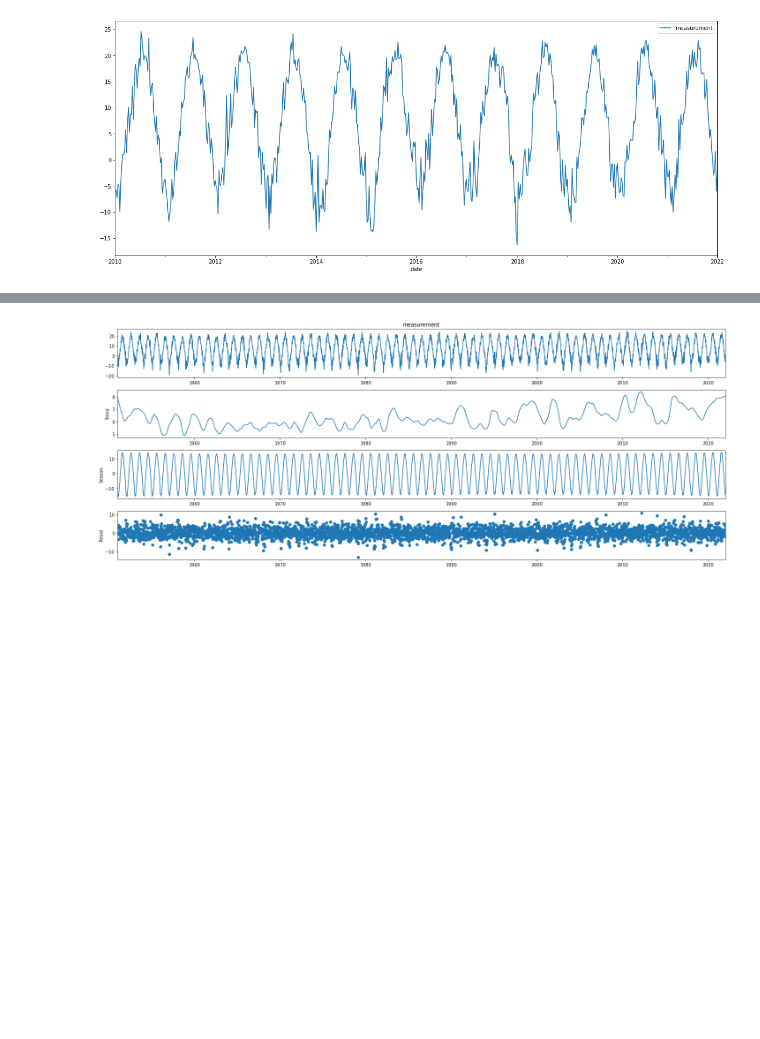
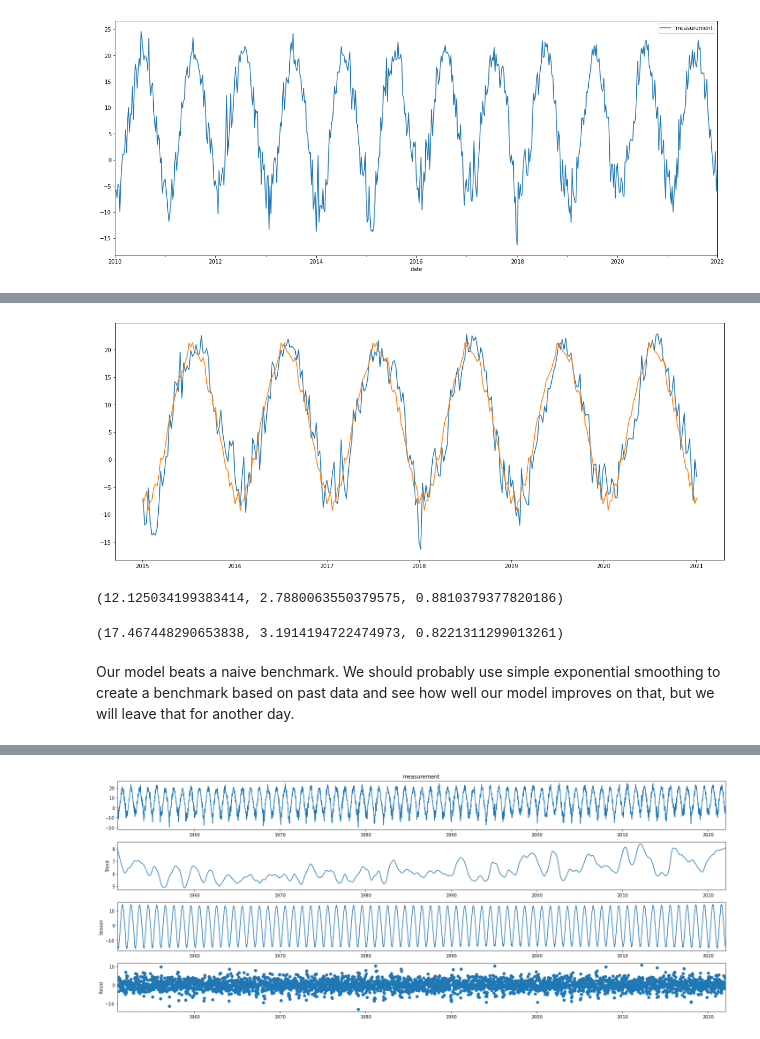
Before and after one commit to BasedLukas/stats_forecasting_modelling, a Jupyter notebook: 03 statistical methods.ipynb, the cells around one changed output, grey strips where cells are left out. Saved outputs shown, nothing was run; the diff lists cells and outputs as text; code cells hidden in the pictures; blank space fills up the shorter version.

```diff
--- a/02 decomposition and sarimax.ipynb
+++ b/03 statistical methods.ipynb
@@ -101,0 +46,23 @@ AttributeError: 'ExponentialSmoothing' object has no attribute 'fittedvalues'
+# %%
+# we use all the data up to 2015 for our model
+xs = ExponentialSmoothing(weekly[:"2015-01-01"],trend='add',seasonal='add',seasonal_periods=52, freq="W")
+fitted_model = xs.fit()
+# %%
+# now we forecast multiple years ahead
+start_date = len(weekly[:"2015-01-01"])
+end_date = len(weekly[:"2021-01-01"])
+
+
+actual = weekly["2015-01-01":"2021-01-07"]
+
+#the benchmark will be the last few years measurements
+# so we can compare our forecast to the last few years to see if there will be any improvement
+benchmark = pd.DataFrame(index=actual.index)
+benchmark["benchmark"] = weekly["2009-01-01":"2015-01-04"].values
+
+#fit the model
+prediction = fitted_model.predict(start=start_date, end=end_date )
+
+comparison = pd.concat([actual, prediction, benchmark], axis=1)
+comparison.columns = ["actual", "hw_predicted","benchmark"]
+comparison
@@ -102 +83,25 @@ AttributeError: 'ExponentialSmoothing' object has no attribute 'fittedvalues'
+# %%
+plt.plot(comparison.index, comparison.actual, comparison.hw_predicted)
+plt.show()
+# %% [output]
+[figure, added]
+# %%
+# comparison.fillna(method="ffill", inplace=True)
+mse_value = mse(comparison["actual"], comparison["hw_predicted"])
+mae_value = mae(comparison["actual"], comparison["hw_predicted"])
+r2   = r2_score(comparison["actual"], comparison["hw_predicted"])
+
+mse_value, mae_value, r2
+# %% [output]
+(12.125034199383414, 2.7880063550379575, 0.8810379377820186)
+# %%
+mse_value = mse(comparison["benchmark"], comparison["actual"])
+mae_value = mae(comparison["benchmark"], comparison["actual"])
+r2   = r2_score(comparison["benchmark"], comparison["actual"])
+
+mse_value, mae_value, r2
+# %% [output]
+(17.467448290653838, 3.1914194722474973, 0.8221311299013261)
+# %% [markdown]
+Our model beats a naive benchmark. We should probably use simple exponential smoothing to create a benchmark based on past data and see how well our model improves on that, but we will leave that for another day.
 # %%
```
Also changed, not shown: parts of 19 cells of this notebook, 1 other file.
